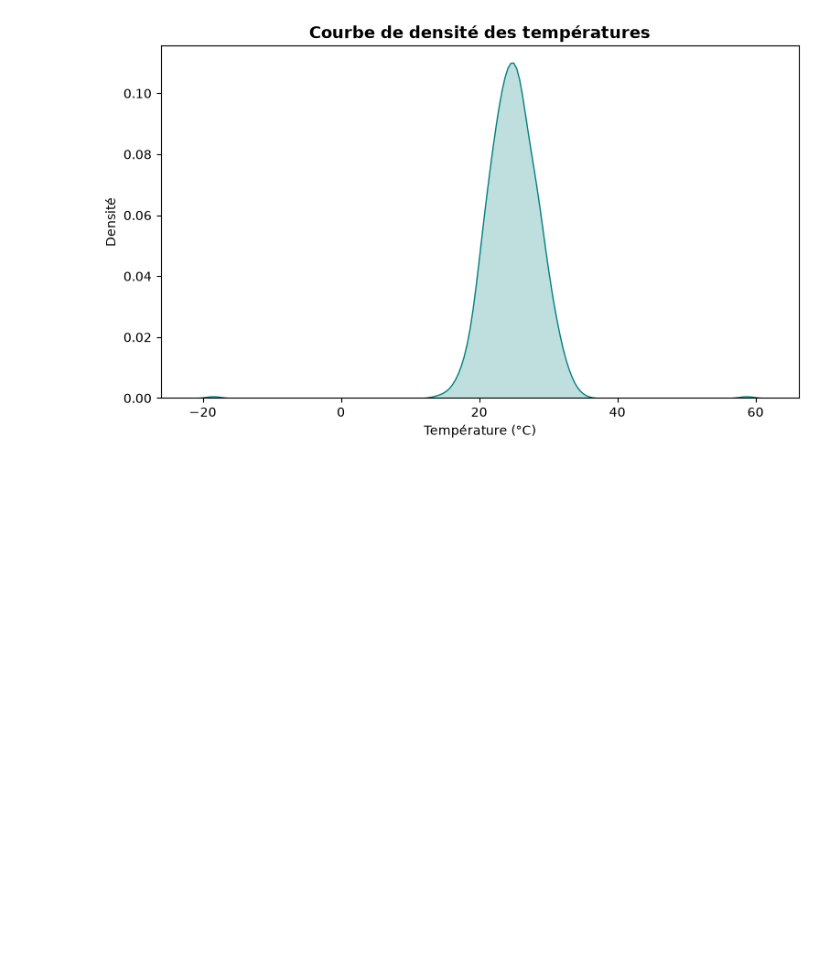
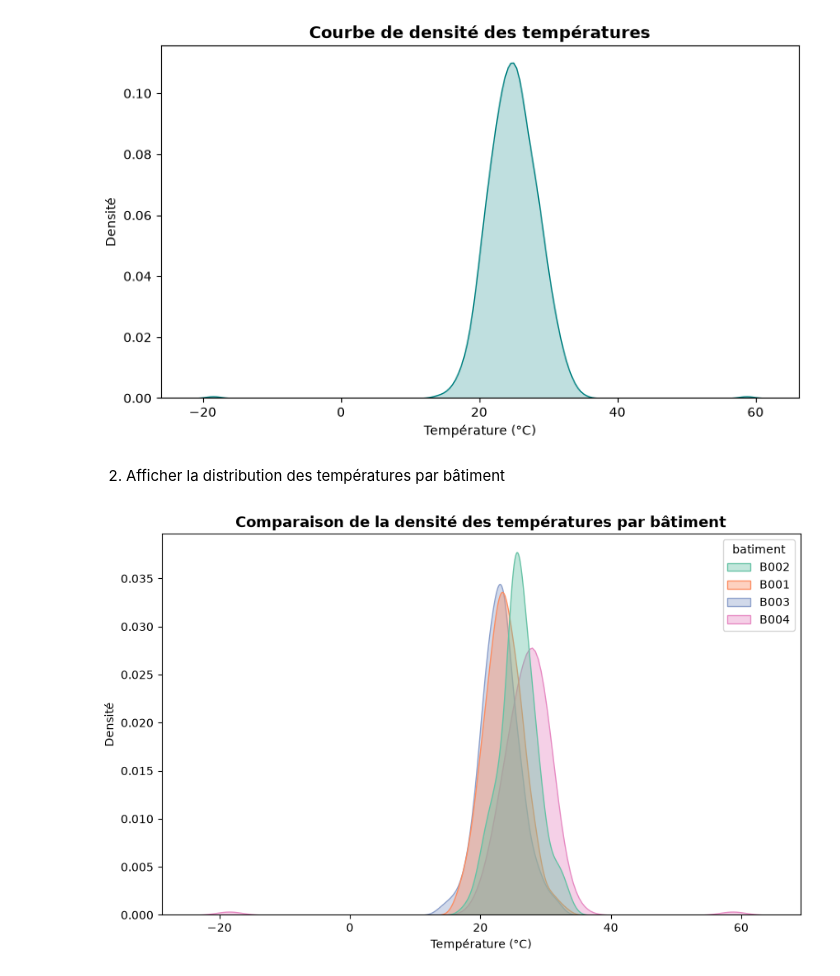
Before and after one commit to DIOPBARHAM/atelier_seaborn_iot, a Jupyter notebook: notebooks/atelier_seaborn_iot.ipynb, the cells around one changed output. Saved outputs shown, nothing was run; the diff lists cells and outputs as text; code cells hidden in the pictures; blank space fills up the shorter version.

Commit message:
2) Afficher la distribution des températures par bâtiment

```diff
--- a/notebooks/atelier_seaborn_iot.ipynb
+++ b/notebooks/atelier_seaborn_iot.ipynb
@@ -109,3 +109,17 @@ plt.ylabel("Densité")
 plt.show()
 # %% [output]
 [figure]
+# %% [markdown]
+2) Afficher la distribution des températures par bâtiment
+# %%
+plt.figure(figsize=(10, 6))
+
+# 'hue' crée une courbe de couleur par bâtiment
+# 'alpha=0.4' ajoute de la transparence pour voir la superposition des différentes courbes
+sns.kdeplot(data=df, x='temperature', hue='batiment', fill=True, palette='Set2', alpha=0.4)
+plt.title("Comparaison de la densité des températures par bâtiment", fontsize=13, fontweight='bold')
+plt.xlabel("Température (°C)")
+plt.ylabel("Densité")
+plt.show()
+# %% [output]
+[figure, added]
```
